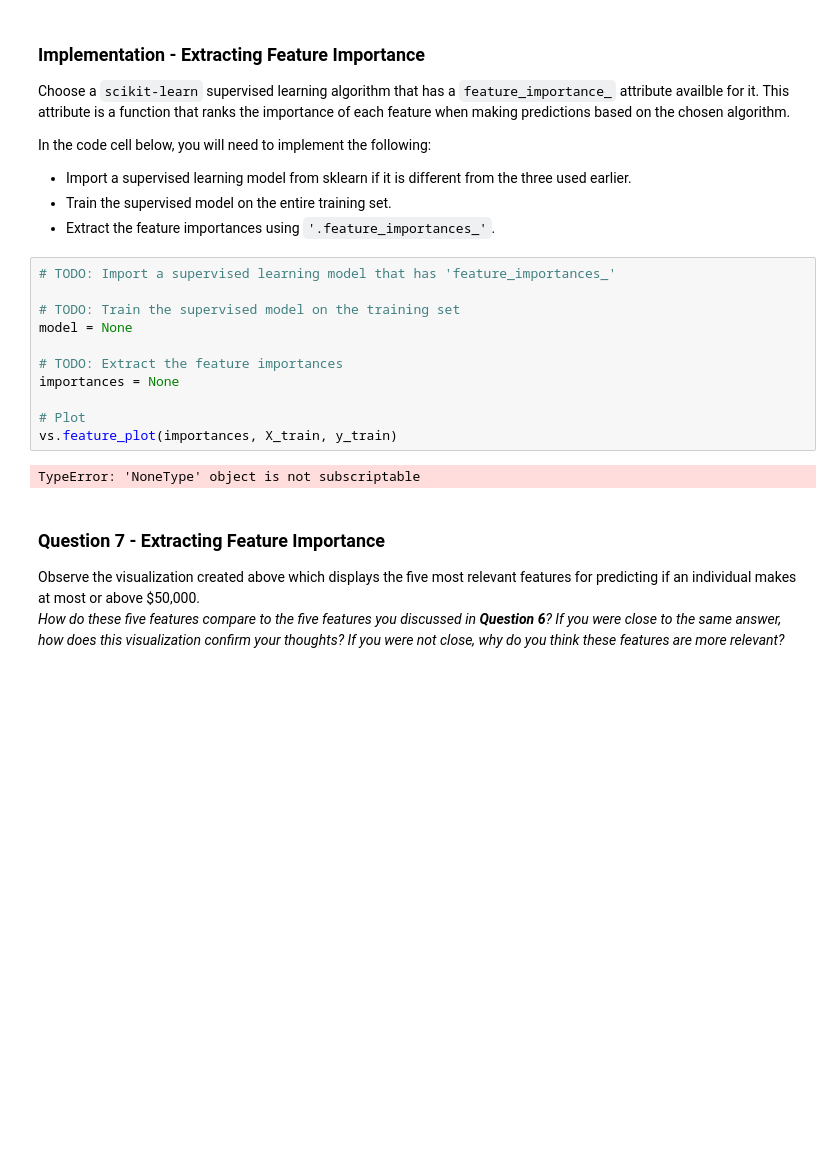
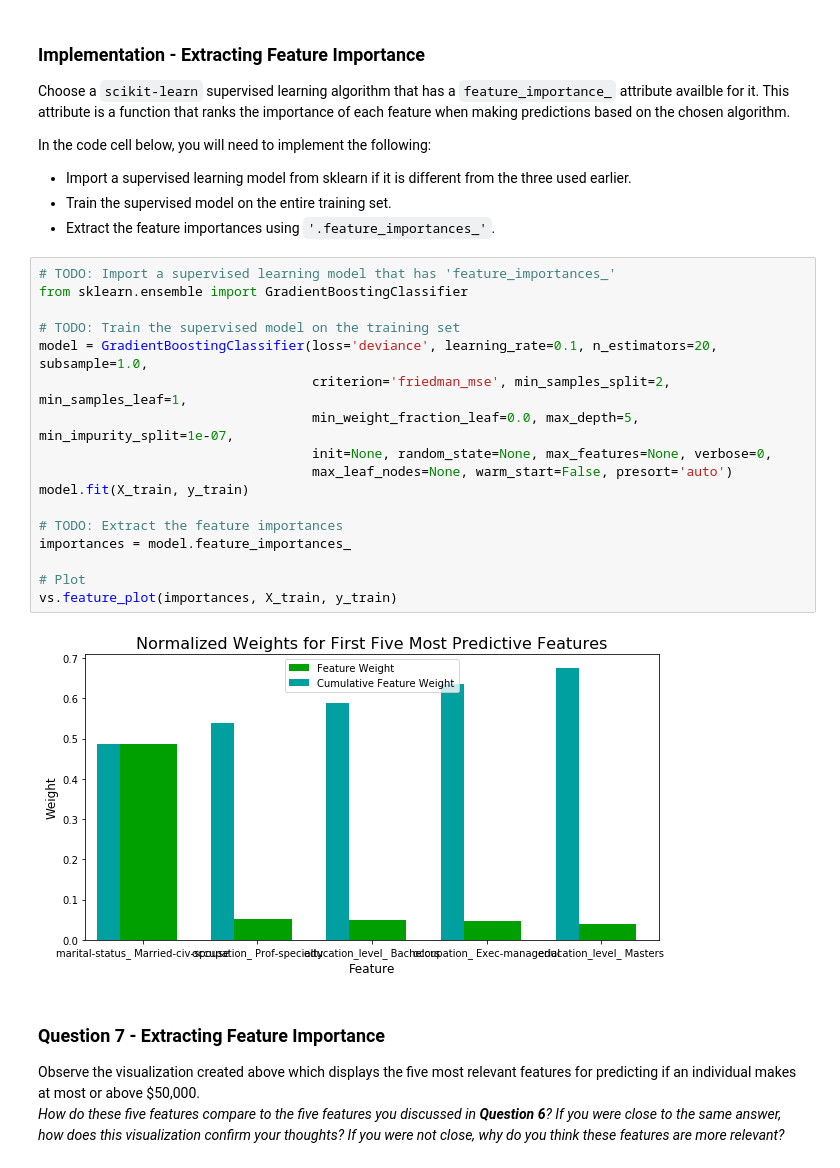
Before and after one commit to VikramSuriyanarayanan/machine-learning, a Jupyter notebook: finding_donors/finding_donors.ipynb, the cells around one changed output. Saved outputs shown, nothing was run; the diff lists cells and outputs as text; blank space fills up the shorter version.

```diff
--- a/finding_donors/finding_donors.ipynb
+++ b/finding_donors/finding_donors.ipynb
@@ -521,17 +535,23 @@ In the code cell below, you will need to implement the following:
  - Extract the feature importances using `'.feature_importances_'`.
 # %%
 # TODO: Import a supervised learning model that has 'feature_importances_'
+from sklearn.ensemble import GradientBoostingClassifier
 
 # TODO: Train the supervised model on the training set
-model = None
+model = GradientBoostingClassifier(loss='deviance', learning_rate=0.1, n_estimators=20, subsample=1.0,
+                                   criterion='friedman_mse', min_samples_split=2, min_samples_leaf=1,
+                                   min_weight_fraction_leaf=0.0, max_depth=5, min_impurity_split=1e-07,
+                                   init=None, random_state=None, max_features=None, verbose=0,
+                                   max_leaf_nodes=None, warm_start=False, presort='auto')
+model.fit(X_train, y_train)
 
 # TODO: Extract the feature importances
-importances = None
+importances = model.feature_importances_
 
 # Plot
 vs.feature_plot(importances, X_train, y_train)
 # %% [output]
-TypeError: 'NoneType' object is not subscriptable
+[figure, added]
 # %% [markdown]
 ### Question 7 - Extracting Feature Importance
 
```
Also changed, not shown: parts of 13 cells of this notebook, 1 other file.
